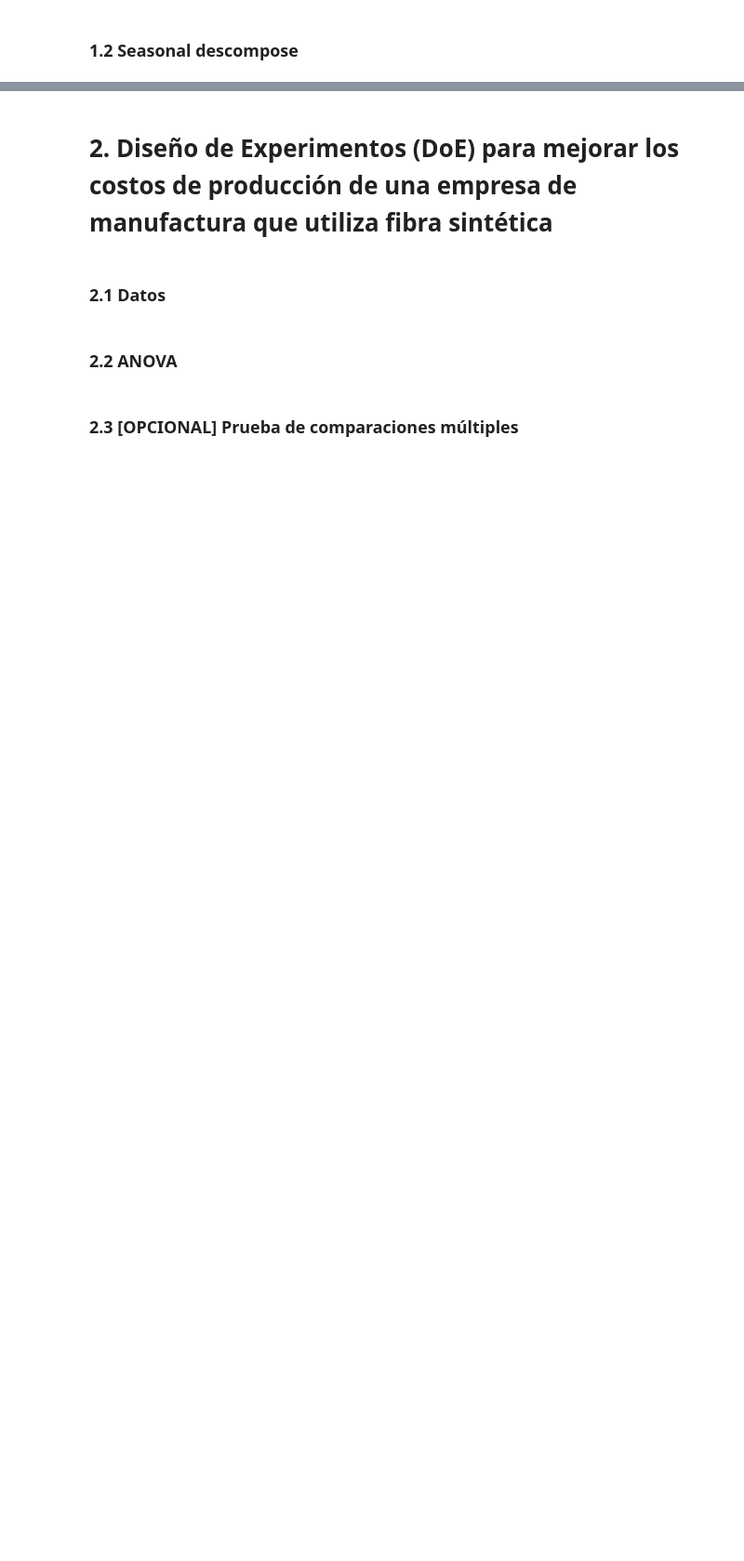
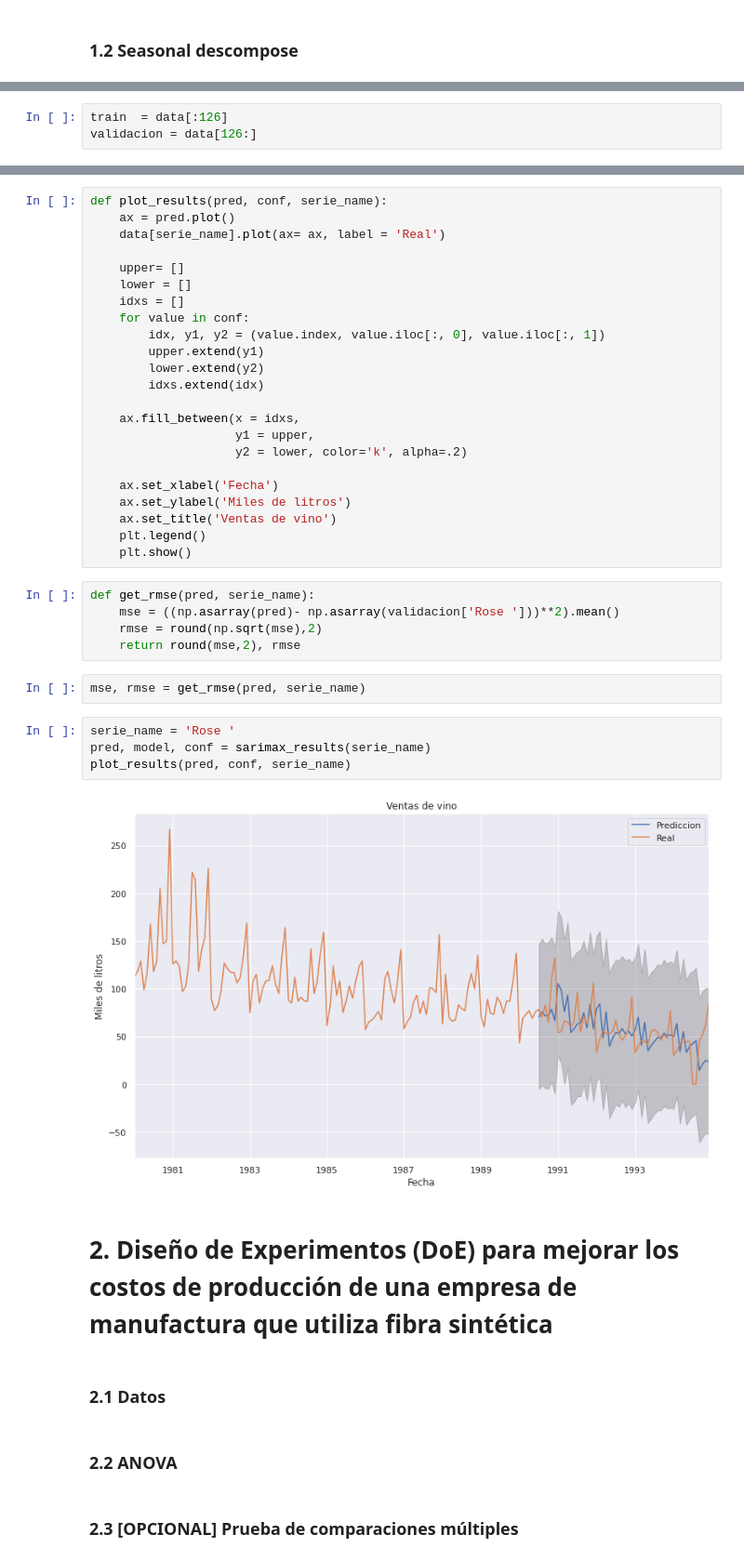
Before and after one commit to iazt/labIC, a Jupyter notebook: lab1/Australian Wine Forecast.ipynb, the cells around one changed output, grey strips where cells are left out. Shown at 93% size. Saved outputs shown, nothing was run; the diff lists cells and outputs as text; blank space fills up the shorter version.

```diff
--- a/lab1/Australian Wine Forecast.ipynb
+++ b/lab1/Australian Wine Forecast.ipynb
@@ -125,0 +140,3 @@ plt.show()
+# %%
+train  = data[:126]
+validacion = data[126:]
@@ -126,3 +164,39 @@ plt.show()
+# %%
+def plot_results(pred, conf, serie_name):
+    ax = pred.plot()
+    data[serie_name].plot(ax= ax, label = 'Real')
+
+    upper= []
+    lower = []
+    idxs = []
+    for value in conf:
+        idx, y1, y2 = (value.index, value.iloc[:, 0], value.iloc[:, 1])
+        upper.extend(y1)
+        lower.extend(y2)
+        idxs.extend(idx)
+
+    ax.fill_between(x = idxs,
+                    y1 = upper,
+                    y2 = lower, color='k', alpha=.2)
+
+    ax.set_xlabel('Fecha')
+    ax.set_ylabel('Miles de litros')
+    ax.set_title('Ventas de vino')
+    plt.legend()
+    plt.show()
+# %%
+def get_rmse(pred, serie_name):
+    mse = ((np.asarray(pred)- np.asarray(validacion['Rose ']))**2).mean()
+    rmse = round(np.sqrt(mse),2)
+    return round(mse,2), rmse
+# %%
+mse, rmse = get_rmse(pred, serie_name)
+# %%
+serie_name = 'Rose '
+pred, model, conf = sarimax_results(serie_name)
+plot_results(pred, conf, serie_name)
+# %% [output]
+[figure, added]
 # %% [markdown]
 # 2. Diseño de Experimentos (DoE) para mejorar los costos de producción de una empresa de manufactura que utiliza fibra sintética
 # %% [markdown]
```
Also changed, not shown: parts of 10 cells of this notebook, 1 other file.
